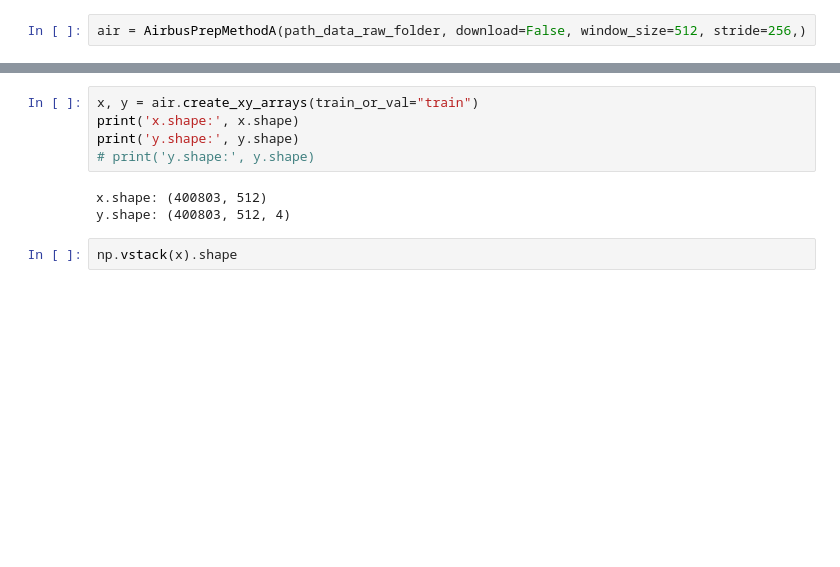
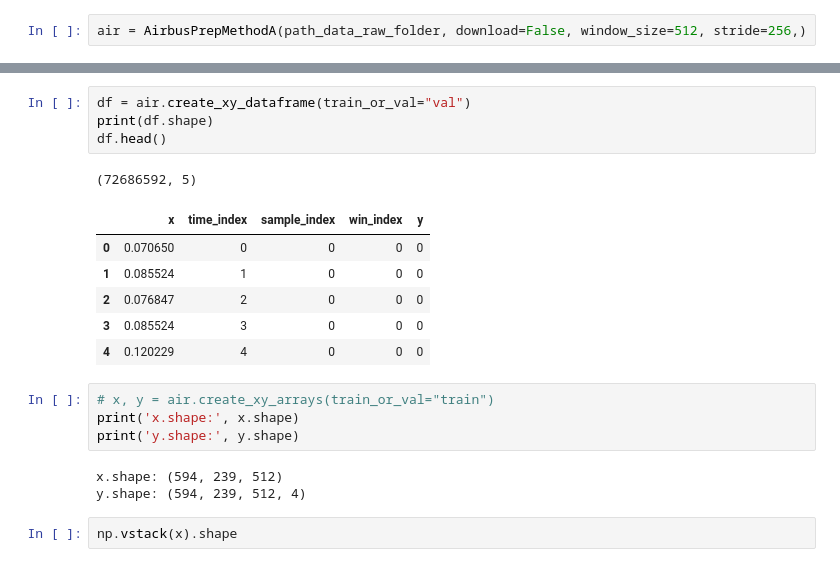
Before and after one commit to tvhahn/PyPHM, a Jupyter notebook: notebooks/airbus_test.ipynb, the cells around one changed output, grey strips where cells are left out. Saved outputs shown, nothing was run; the diff lists cells and outputs as text; blank space fills up the shorter version.

```diff
--- a/notebooks/airbus_test.ipynb
+++ b/notebooks/airbus_test.ipynb
@@ -27,11 +26,22 @@ y.shape: (239, 1677, 512, 4)
+# %%
+df = air.create_xy_dataframe(train_or_val="val")
+print(df.shape)
+df.head()
+# %% [output]
+(72686592, 5)
+|  | x | time_index | sample_index | win_index | y |
+| 0 | 0.070650 | 0 | 0 | 0 | 0 |
+| 1 | 0.085524 | 1 | 0 | 0 | 0 |
+| 2 | 0.076847 | 2 | 0 | 0 | 0 |
+| 3 | 0.085524 | 3 | 0 | 0 | 0 |
+| 4 | 0.120229 | 4 | 0 | 0 | 0 |
 # %%
-x, y = air.create_xy_arrays(train_or_val="train")
+# x, y = air.create_xy_arrays(train_or_val="train")
 print('x.shape:', x.shape)
 print('y.shape:', y.shape)
-# print('y.shape:', y.shape)
 # %% [output]
-x.shape: (400803, 512)
-y.shape: (400803, 512, 4)
+x.shape: (594, 239, 512)
+y.shape: (594, 239, 512, 4)
 # %%
 np.vstack(x).shape
 # %% [output]
```
Also changed, not shown: parts of 2 cells of this notebook, 1 other file.
